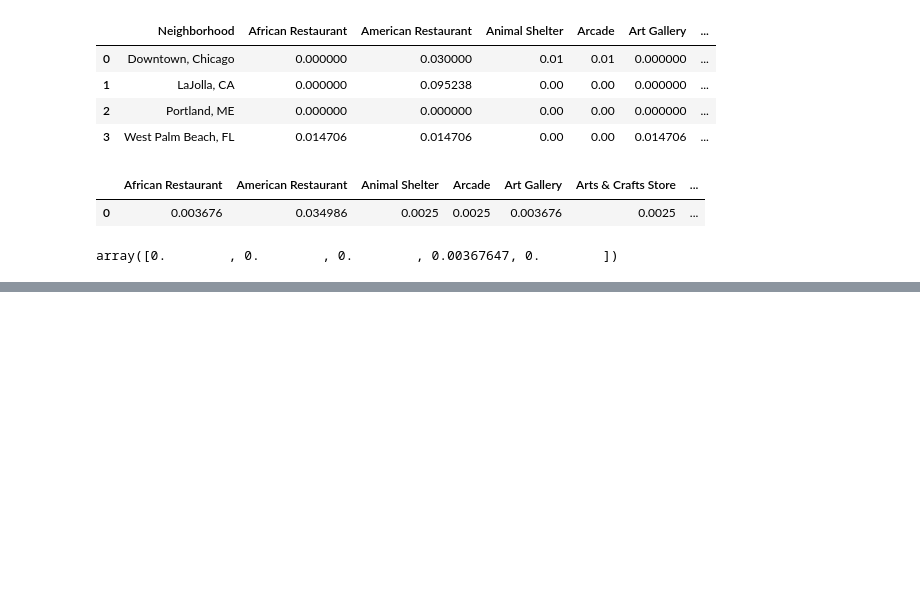
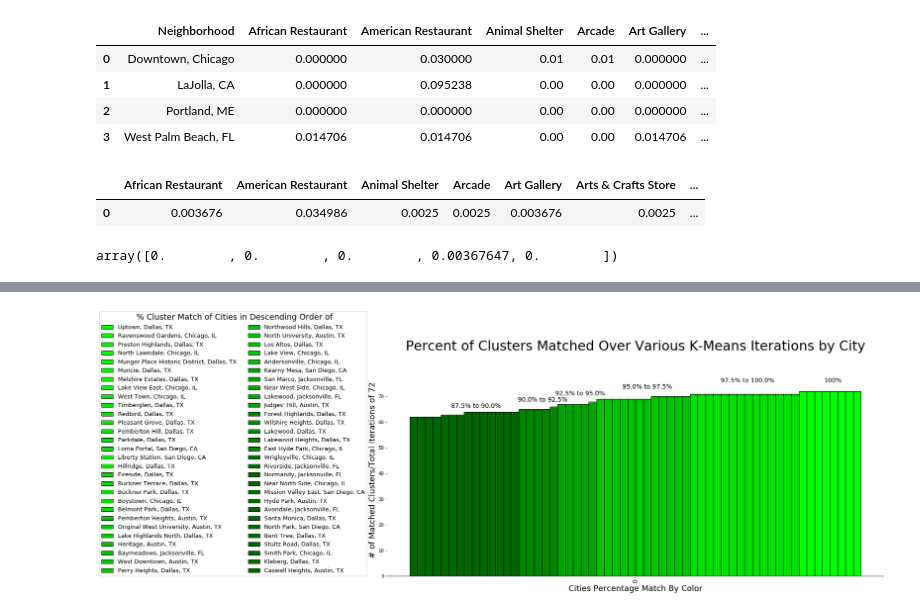
Before and after one commit to gtm1235/IBM_DS_Capstone, a Jupyter notebook: moving_challenge.ipynb, the cells around one changed output, grey strips where cells are left out. Saved outputs shown, nothing was run; the diff lists cells and outputs as text; code cells hidden in the pictures; blank space fills up the shorter version.

```diff
--- a/moving_challenge.ipynb
+++ b/moving_challenge.ipynb
@@ -1383,0 +1373,12 @@ ideal_cities_coll.sort_values('CostOfLivingIndex')
+# %%
+# Transform list to use in pd.DataFrame in order to perform a Barplot on the data
+values_list = []
+columns_list = []
+for i in range(len(sorted_ideal_home_list)):
+    columns_list.append(sorted_ideal_home_list[i][0])  # Create list for column names
+    values_list.append(sorted_ideal_home_list[i][1])   # Creat list of values for DF
+
+values_series = (np.array(values_list).reshape(58,1).T)      # Transpose to obtain one row
+test_frame = pd.DataFrame(values_series,                     # Create DataFrame
+                          columns = columns_list)
+test_frame
@@ -1383,0 +1423,71 @@ ideal_cities_coll.sort_values('CostOfLivingIndex')
+# %%
+#Prepare for unstacked bar plot using artists layer.
+
+# This plot will show the percentage of time each city showed up in the predictive KMeans
+# Cluster. The plot is for those that appeared 87.5% or more which is 58 of 72 total
+# output clusters or greater.
+
+ax = test_frame.plot(
+    kind='bar',
+    figsize=(20, 8),
+    stacked=False,
+    color=colors_plt,
+    width=5,
+    edgecolor=['black']*len(test_frame))
+
+#Turn of spines of plot off on all side.
+ax.spines['top'].set_visible(False)
+ax.spines['right'].set_visible(False)
+ax.spines['left'].set_visible(False)
+ax.spines['bottom'].set_visible(True)
+
+#Plot annotation locations for percentages above bars.
+
+i = -2.7     # Adjustment to center bar annotations
+j=0          # Counter to obtain appropriate annot_list item
+
+values_series_set=[87.5, 90.0, 92.5, 95.0, 97.5, 100] # List for annotation values
+# Loop to find x and Y values for barplot annotations above bars
+for items in values_series_set:
+    if items != 100.0:
+        plt.annotate(str(items)+'%'+' to '+str(items+2.5)+'%',
+                     xy = (i+((annot_list[j]/2.)*.094),
+                           items-22.0),
+                     fontsize=14)
+        i = (i + annot_list[j]*.083)
+        j+=1
+    else:   # For 100% value
+        plt.annotate(str(items)+'%',
+                     xy = (i+.25+((annot_list[j]/2.)*.098),
+                           items-24.5),
+                     fontsize=14)
+        i = (i + annot_list[j]*.072)
+        j+=1
+
+#Set Tick Parameters to remove any extraneous information
+ax.tick_params(
+    axis='x',          # Changes apply to the x-axis
+    which='both',      # Both major and minor ticks are affected
+    left=False,        # Ticks along the bottom edge are off
+    top=False,         # Ticks along the top edge are off
+    bottom=False,      # Ticks along bottom are off
+    labelleft=True,
+    labelsize=14)      # Set Label and font size for y-axis
+
+#create legend setting location, font, title, title_font, and anchor
+handles, labels = ax.get_legend_handles_labels()
+ax.legend(handles[::-1], labels[::-1],
+          title=' % Cluster Match of Cities in Descending Order of',
+          title_fontsize = 18,
+          bbox_to_anchor=(-.31, -.015),
+          loc='lower center',
+          ncol=2, fontsize=13, fancybox=True)
+
+# Setting title, x-axis label, and y-axis label as well as postion
+plt.title("Percent of Clusters Matched Over Various K-Means Iterations by City",
+          fontsize=30, y=1.15)
+plt.xlabel("Cities Percentage Match By Color",
+           fontsize=18)
+plt.ylabel("# of Matched Clusters/Total Iterations of 72", horizontalalignment='right',
+           y=1, fontsize=18 )
+# %% [output]
@@ -1383,0 +1495 @@ ideal_cities_coll.sort_values('CostOfLivingIndex')
+[figure, added]
```
Also changed, not shown: parts of 26 cells of this notebook.
